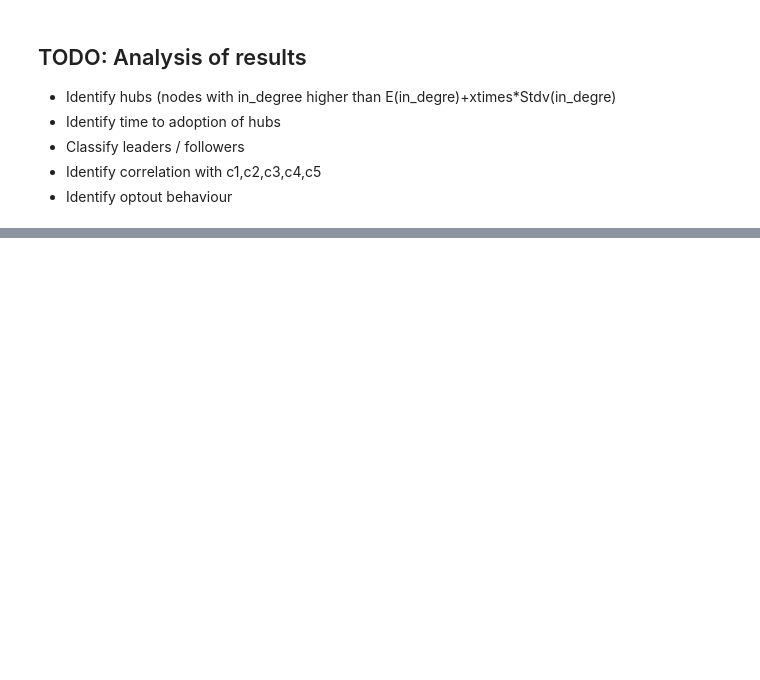
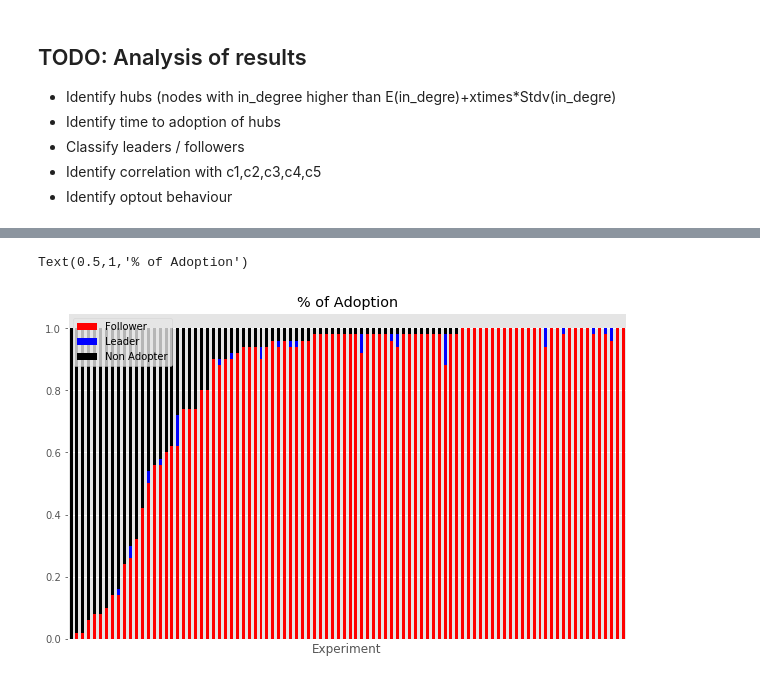
Before and after one commit to nickmancol/BitBubble, a Jupyter notebook: Bitbubble.ipynb, the cells around one changed output, grey strips where cells are left out. Cells and saved outputs as stored; diff of their text form; code cells hidden in the pictures; blank space fills up the shorter version.

```diff
--- a/Bitbubble.ipynb
+++ b/Bitbubble.ipynb
@@ -522,0 +544,2 @@ df_edges_total.to_csv('./data/df_edges_total.csv', index=False)
+# %%
+df_nodes_total = df_nodes_total[df_nodes_total.num_hubs > 0]
@@ -522,0 +584,23 @@ df_edges_total.to_csv('./data/df_edges_total.csv', index=False)
+# %%
+def set_lead_number(row):
+    vals = df_exp_multi_leader.loc[df_exp_multi_leader.experiment == row.experiment, 'Count'].values
+    num_leaders = 0
+    if len(vals) > 0:
+        num_leaders = vals[0]
+    row['num_leaders'] = num_leaders
+    return row
+
+df_leads_count = (df_nodes_total.groupby(['experiment','leader']).count()['AgentID'].reset_index())
+df_exp_multi_leader = (df_leads_count[(df_leads_count.leader == True)]).rename(columns={'AgentID':'Count'})
+df_nodes_total = df_nodes_total.apply(lambda row: set_lead_number(row), axis=1)
+# %%
+def set_non_adopter_number(row):
+    vals = df_leads_count.loc[df_leads_count.experiment == row.experiment, 'Count'].values
+    num_non_adopters = 0
+    if len(vals) > 0:
+        num_non_adopters = vals[0]
+    row['num_non_adopters'] = num_non_adopters
+    return row
+df_leads_count = (df_nodes_total[df_nodes_total.leader.isna()].groupby(['experiment']).count()['AgentID'].reset_index())
+df_leads_count.columns = ['experiment','Count']
+df_nodes_total = df_nodes_total.apply(lambda row: set_non_adopter_number(row), axis=1)
@@ -522,0 +616,19 @@ df_edges_total.to_csv('./data/df_edges_total.csv', index=False)
+# %%
+fig, ax = plt.subplots(1,1,figsize=(10,6))
+df_adoption_bars = []
+idx_bar=0
+for name, grp in df_nodes_total.groupby(['experiment','num_non_adopters','num_leaders']):
+    leaders = name[2]
+    non_adopters = name[1]
+    followers = (N-non_adopters-leaders)
+    df_adoption_bars.append(
+        {'Non Adopter':(non_adopters/N), 'Follower':(followers)/N, 'Leader':(leaders)/N})
+df_adoption_bars = pd.DataFrame(df_adoption_bars).sort_values(by='Non Adopter', ascending=False)
+df_adoption_bars.plot(ax=ax, kind='bar', stacked=True, color=['r','b','k'])
+ax.set(xlabel='Experiment')
+plt.xticks([])
+plt.legend()
+plt.title('% of Adoption')
+# %% [output]
+Text(0.5,1,'% of Adoption')
+[figure, added]
```
Also changed, not shown: parts of 30 cells of this notebook, 5 other files.
